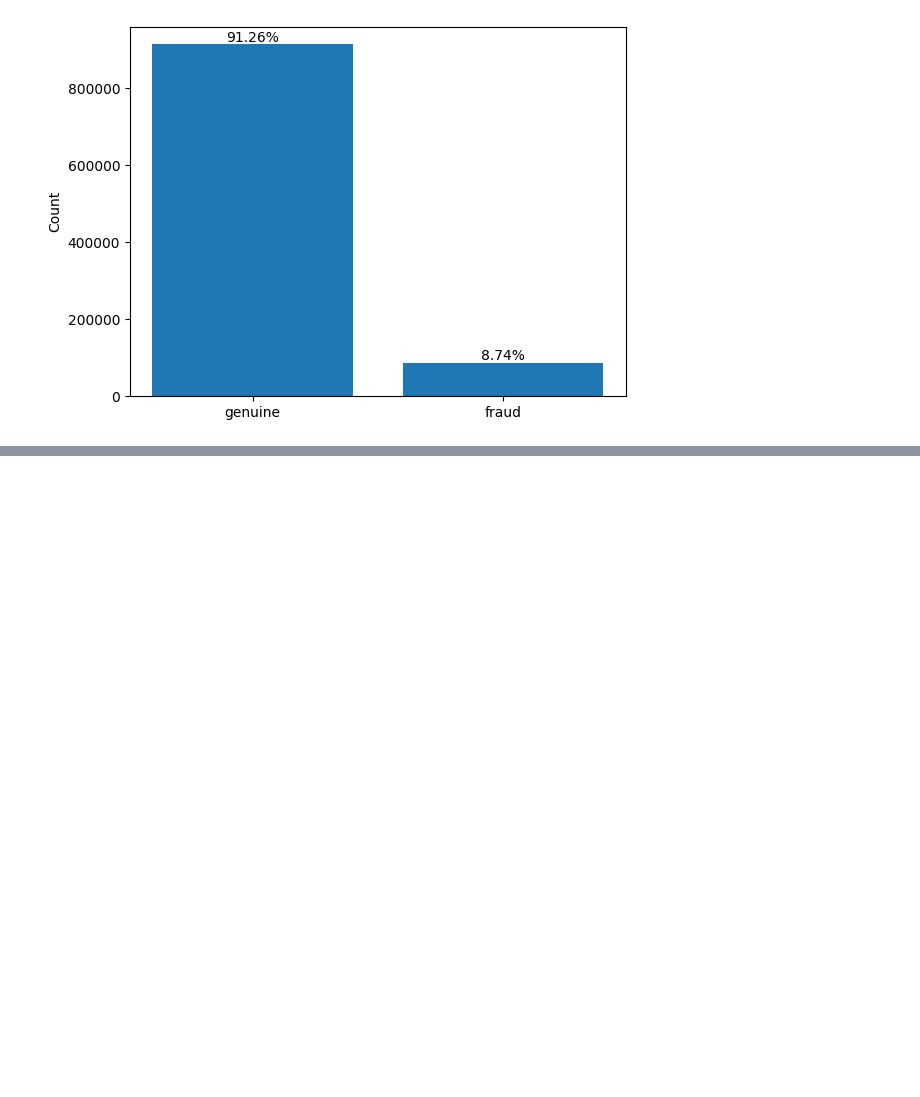
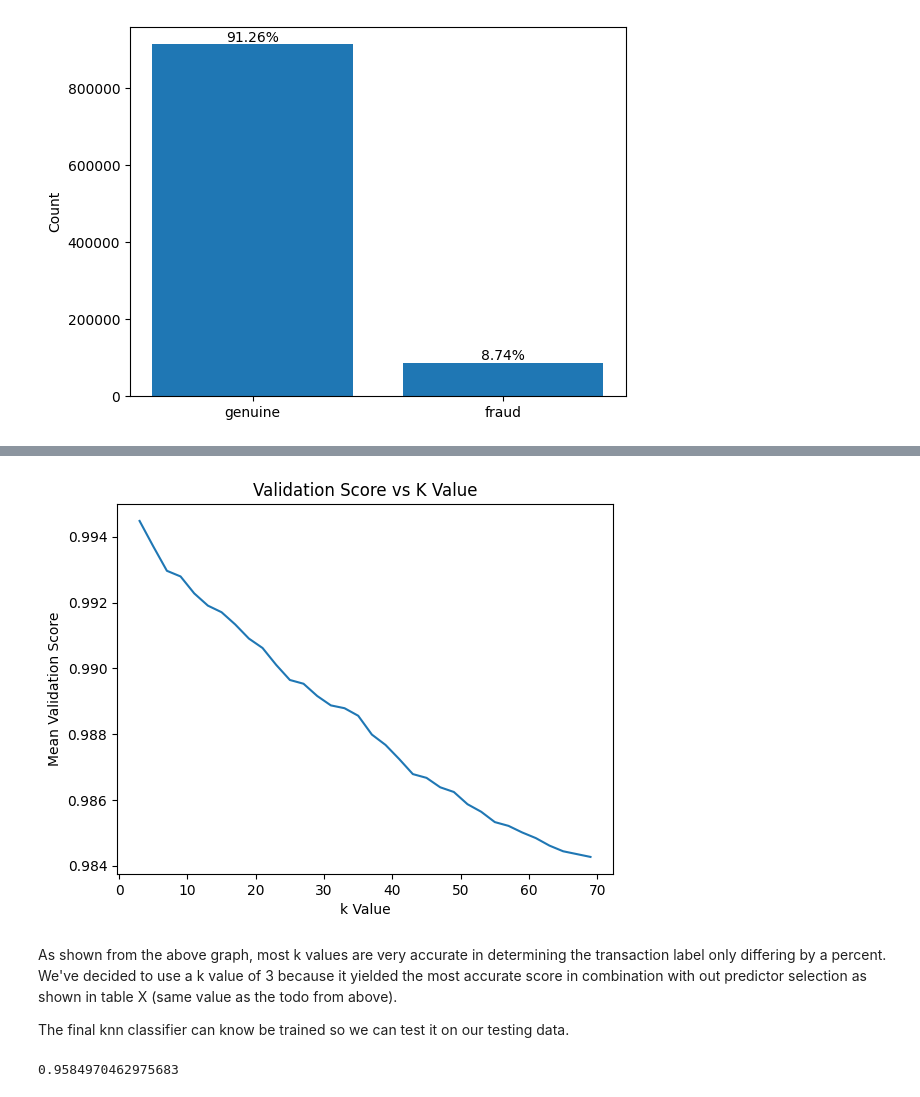
Before and after one commit to JonAndYu/ECON323-Project, a Jupyter notebook: project.ipynb, the cells around one changed output, grey strips where cells are left out. Cells and saved outputs as stored; diff of their text form; code cells hidden in the pictures; blank space fills up the shorter version.

```diff
--- a/project.ipynb
+++ b/project.ipynb
@@ -110,0 +122,13 @@ f1_score(y_test, preds)
+# %%
+# Separate majority and minority classes
+majority_class = X_train[y_train == 0]
+minority_class = X_train[y_train == 1]
+
+# Sample the majority class to balance the data
+n_samples = len(minority_class)
+majority_sampled = majority_class.sample(n=n_samples, replace=False, random_state=123)
+
+# Concatenate the minority and sampled majority class dataframes
+X_train_balanced = pd.concat([minority_class, majority_sampled], axis=0)
+y_train_balanced = pd.Series([1] * n_samples + [0] * n_samples)
+X_train_balanced, y_train_balanced = shuffle(X_train_balanced, y_train_balanced)
@@ -110,0 +187,12 @@ f1_score(y_test, preds)
+# %%
+param_grid = {
+    'kneighborsclassifier__n_neighbors': [2*i + 1 for i in range(1, 35)]
+}
+
+clf = make_pipeline(
+    StandardScaler(),
+    KNeighborsClassifier())
+
+# Perform grid search with 5-fold cross validation
+grid_search = GridSearchCV(clf, param_grid=param_grid, cv=5)
+grid_search.fit(X_train_balanced, y_train_balanced)
@@ -110,0 +212,36 @@ f1_score(y_test, preds)
+# %%
+# Create dataframe from hyperparameter
+results = pd.DataFrame(grid_search.cv_results_)[['params', 'mean_test_score']]
+results = pd.concat([results.drop('params', axis=1),
+                results['params'].apply(lambda x: pd.Series(x))], axis=1)
+
+# Create a new figure and axis
+fig, ax = plt.subplots()
+
+# Plot the data as a line chart
+ax.plot(results.kneighborsclassifier__n_neighbors, results.mean_test_score)
+
+# Set the title and axis labels
+ax.set_title("Validation Score vs K Value")
+ax.set_xlabel("k Value")
+ax.set_ylabel("Mean Validation Score")
+
+# Show the chart
+plt.show()
+# %% [output]
+[figure, added]
+# %% [markdown]
+As shown from the above graph, most k values are very accurate in determining the transaction label only differing by a percent. We've decided to use a k value of 3 because it yielded the most accurate score in combination with out predictor selection as shown in table X (same value as the todo from above).
+
+The final knn classifier can know be trained so we can test it on our testing data.
+# %%
+knn_clf = make_pipeline(
+    StandardScaler(),
+    KNeighborsClassifier(n_neighbors = 3))
+
+knn_clf.fit(X_train_balanced, y_train_balanced)
+
+knn_pred = knn_clf.predict(X_test)
+display(f1_score(y_test, knn_clf.predict(X_test)))
+# %% [output]
+0.9584970462975683
```
Also changed, not shown: parts of 22 cells of this notebook.
